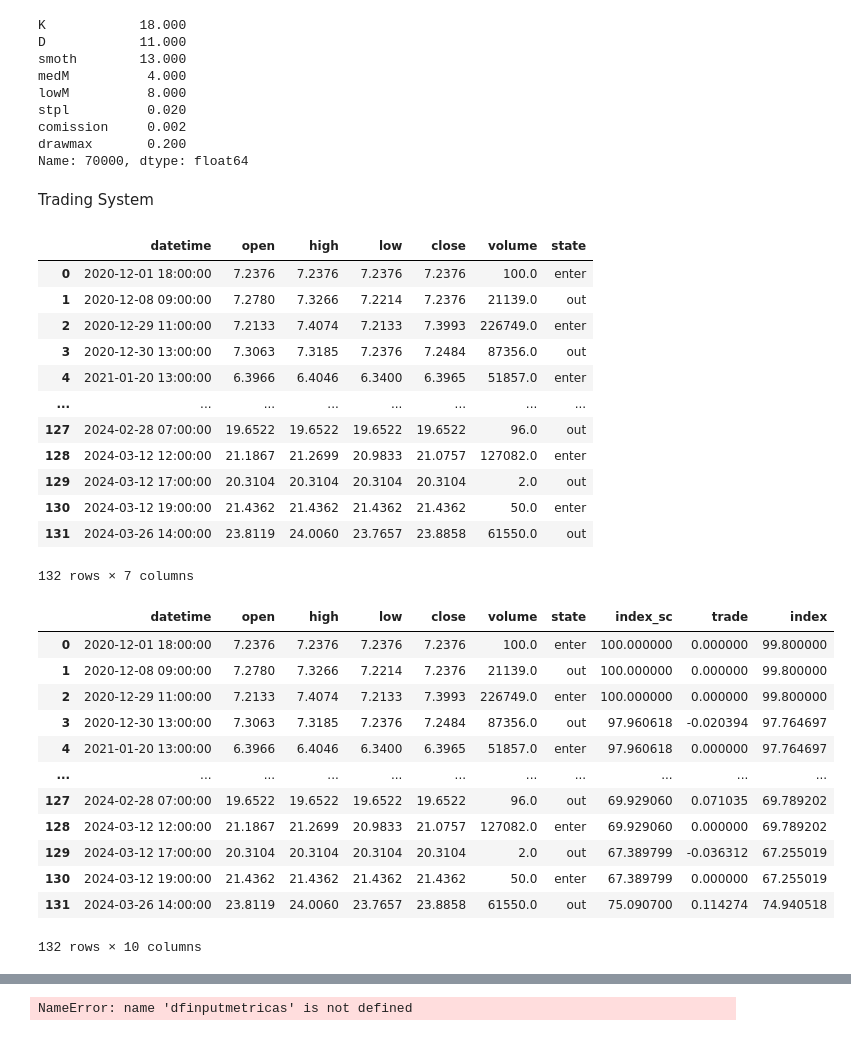
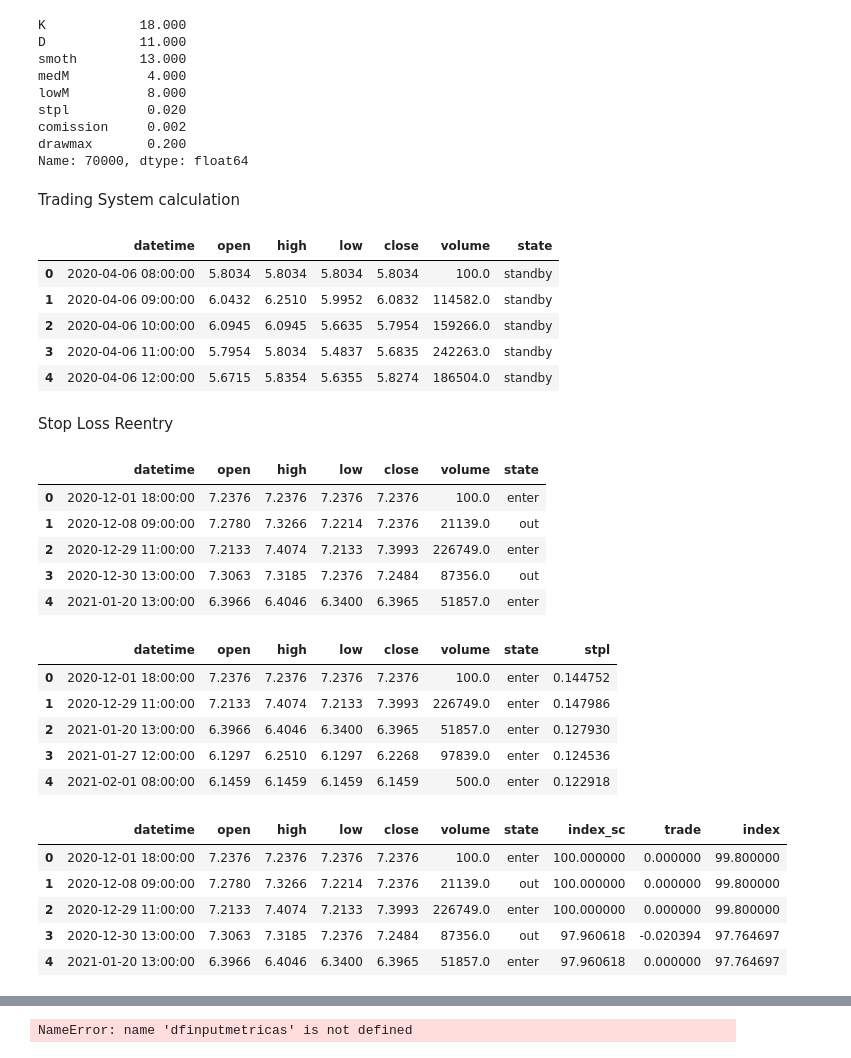
Before and after one commit to SciTrade/anaconda_projects, a Jupyter notebook: Trading_System/Stch_1H_1/syscons_compact_1_mod1.ipynb, the cells around one changed output, grey strips where cells are left out. Saved outputs shown, nothing was run; the diff lists cells and outputs as text; code cells hidden in the pictures.

```diff
--- a/Trading_System/Stch_1H_1/syscons_compact_1_mod1.ipynb
+++ b/Trading_System/Stch_1H_1/syscons_compact_1_mod1.ipynb
@@ -244,4 +244,4 @@ comission     0.002
 drawmax       0.200
 Name: 70000, dtype: float64
 # %% [markdown]
-Trading System
+Trading System calculation
@@ -380,7 +248,21 @@ def stop_loss_reentry (dfsignals, stpl) :                 #Columns: datetime,ope
+# %%
+from Stoch_HighMedLow_Long import *
+dfsignals = Stoch_HighMedLow_Long (dftitulosdados, K, D, smoth, medM , lowM)
+display (dfsignals.head())
+# %% [output]
+|  | datetime | open | high | low | close | volume | state |
+| 0 | 2020-04-06 08:00:00 | 5.8034 | 5.8034 | 5.8034 | 5.8034 | 100.0 | standby |
+| 1 | 2020-04-06 09:00:00 | 6.0432 | 6.2510 | 5.9952 | 6.0832 | 114582.0 | standby |
+| 2 | 2020-04-06 10:00:00 | 6.0945 | 6.0945 | 5.6635 | 5.7954 | 159266.0 | standby |
+| 3 | 2020-04-06 11:00:00 | 5.7954 | 5.8034 | 5.4837 | 5.6835 | 242263.0 | standby |
+| 4 | 2020-04-06 12:00:00 | 5.6715 | 5.8354 | 5.6355 | 5.8274 | 186504.0 | standby |
+# %% [markdown]
+Stop Loss Reentry
 # %%
+from stoploss import *
 dfsignals, dfstoploss = stop_loss_reentry (dfsignals, stpl)
-display (dfsignals)
-#display (dfstoploss)
+display (dfsignals.head())
+display (dfstoploss.head())
 # %% [output]
 |  | datetime | open | high | low | close | volume | state |
 | 0 | 2020-12-01 18:00:00 | 7.2376 | 7.2376 | 7.2376 | 7.2376 | 100.0 | enter |
@@ -388,50 +270,23 @@ display (dfsignals)
 | 2 | 2020-12-29 11:00:00 | 7.2133 | 7.4074 | 7.2133 | 7.3993 | 226749.0 | enter |
 | 3 | 2020-12-30 13:00:00 | 7.3063 | 7.3185 | 7.2376 | 7.2484 | 87356.0 | out |
 | 4 | 2021-01-20 13:00:00 | 6.3966 | 6.4046 | 6.3400 | 6.3965 | 51857.0 | enter |
-| ... | ... | ... | ... | ... | ... | ... | ... |
-| 127 | 2024-02-28 07:00:00 | 19.6522 | 19.6522 | 19.6522 | 19.6522 | 96.0 | out |
-| 128 | 2024-03-12 12:00:00 | 21.1867 | 21.2699 | 20.9833 | 21.0757 | 127082.0 | enter |
-| 129 | 2024-03-12 17:00:00 | 20.3104 | 20.3104 | 20.3104 | 20.3104 | 2.0 | out |
-| 130 | 2024-03-12 19:00:00 | 21.4362 | 21.4362 | 21.4362 | 21.4362 | 50.0 | enter |
-| 131 | 2024-03-26 14:00:00 | 23.8119 | 24.0060 | 23.7657 | 23.8858 | 61550.0 | out |
-132 rows × 7 columns
+|  | datetime | open | high | low | close | volume | state | stpl |
+| 0 | 2020-12-01 18:00:00 | 7.2376 | 7.2376 | 7.2376 | 7.2376 | 100.0 | enter | 0.144752 |
+| 1 | 2020-12-29 11:00:00 | 7.2133 | 7.4074 | 7.2133 | 7.3993 | 226749.0 | enter | 0.147986 |
+| 2 | 2021-01-20 13:00:00 | 6.3966 | 6.4046 | 6.3400 | 6.3965 | 51857.0 | enter | 0.127930 |
+| 3 | 2021-01-27 12:00:00 | 6.1297 | 6.2510 | 6.1297 | 6.2268 | 97839.0 | enter | 0.124536 |
+| 4 | 2021-02-01 08:00:00 | 6.1459 | 6.1459 | 6.1459 | 6.1459 | 500.0 | enter | 0.122918 |
-# %%
-#Index_sc, Index, Trade calculation
-# Indexes calculation
-def index_calculation (dfsignals):   # Columns datetime	open	high	low	close	volume	state
-    df = dfsignals
-    df ["index_sc"] = 100.
-    df ["trade"] = 0.
-    df ["index"] = 100. *(1-comission)
-    for i in range(1, len(df)):
-
-        if  df.loc[i, "state"] == "out" :
-            df.loc[i, "index_sc"] = (((df.loc[i,"close"]-df.loc[i-1,"close"])/df.loc[i-1,"close"])+1)* df.loc[i-1,"index_sc"]
-            df.loc[i, "index"] = df.loc[i, "index_sc"]* (1-comission)
-            df.loc[i, "trade"] = (df.loc[i,"close"]-df.loc[i-1,"close"])/df.loc[i-1,"close"]
-
-        if  df.loc[i, "state"] == "enter" :
-            df.loc[i, "index_sc"] =  df.loc[i-1, "index_sc"]
-            df.loc[i, "index"] = df.loc[i, "index_sc"]* (1-comission)
-    dfindex = df
-    return dfindex    #Columns : datetime	open	high	low	close	volume	state	index_sc	trade	index
 # %%
-dfindex = index_calculation (dfsignals)
-display (dfindex)
+from index import *
+dfindex = index_calculation (dfsignals, comission)
+display (dfindex.head())
 # %% [output]
 |  | datetime | open | high | low | close | volume | state | index_sc | trade | index |
 | 0 | 2020-12-01 18:00:00 | 7.2376 | 7.2376 | 7.2376 | 7.2376 | 100.0 | enter | 100.000000 | 0.000000 | 99.800000 |
 | 1 | 2020-12-08 09:00:00 | 7.2780 | 7.3266 | 7.2214 | 7.2376 | 21139.0 | out | 100.000000 | 0.000000 | 99.800000 |
 | 2 | 2020-12-29 11:00:00 | 7.2133 | 7.4074 | 7.2133 | 7.3993 | 226749.0 | enter | 100.000000 | 0.000000 | 99.800000 |
 | 3 | 2020-12-30 13:00:00 | 7.3063 | 7.3185 | 7.2376 | 7.2484 | 87356.0 | out | 97.960618 | -0.020394 | 97.764697 |
 | 4 | 2021-01-20 13:00:00 | 6.3966 | 6.4046 | 6.3400 | 6.3965 | 51857.0 | enter | 97.960618 | 0.000000 | 97.764697 |
-| ... | ... | ... | ... | ... | ... | ... | ... | ... | ... | ... |
-| 127 | 2024-02-28 07:00:00 | 19.6522 | 19.6522 | 19.6522 | 19.6522 | 96.0 | out | 69.929060 | 0.071035 | 69.789202 |
-| 128 | 2024-03-12 12:00:00 | 21.1867 | 21.2699 | 20.9833 | 21.0757 | 127082.0 | enter | 69.929060 | 0.000000 | 69.789202 |
-| 129 | 2024-03-12 17:00:00 | 20.3104 | 20.3104 | 20.3104 | 20.3104 | 2.0 | out | 67.389799 | -0.036312 | 67.255019 |
-| 130 | 2024-03-12 19:00:00 | 21.4362 | 21.4362 | 21.4362 | 21.4362 | 50.0 | enter | 67.389799 | 0.000000 | 67.255019 |
-| 131 | 2024-03-26 14:00:00 | 23.8119 | 24.0060 | 23.7657 | 23.8858 | 61550.0 | out | 75.090700 | 0.114274 | 74.940518 |
-132 rows × 10 columns
 # %%
 # Stop System Calculation , "stopsys" asignation into state column
 
```
Also changed, not shown: parts of 3 cells of this notebook, 5 other files.
